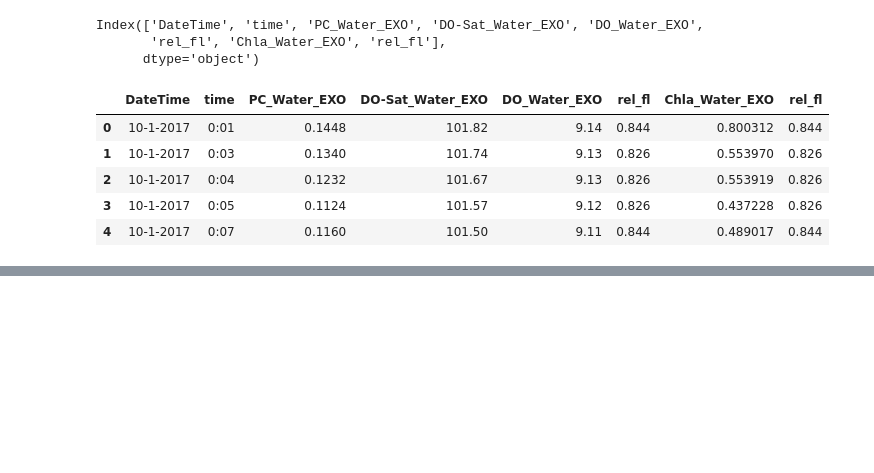
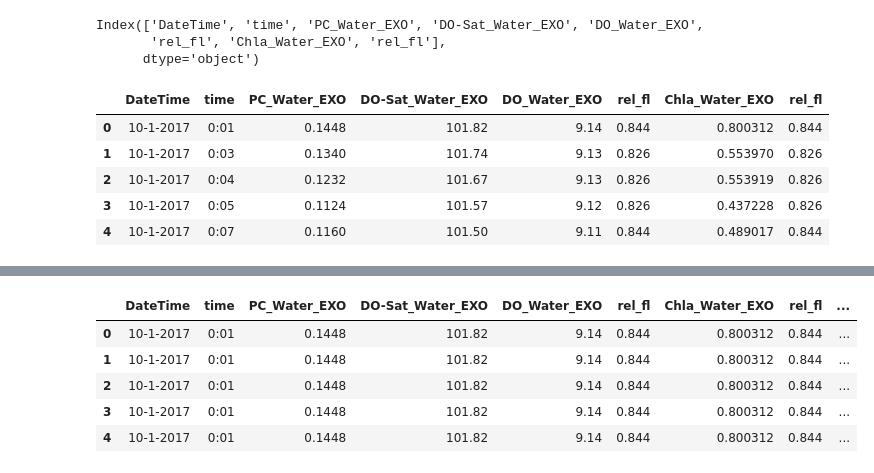
Before and after one commit to anirban-a/JeffersonProject, a Jupyter notebook: EDA/data.forecast.wrangling/vp_data_wrangle_fc.ipynb, the cells around one changed output, grey strips where cells are left out. Cells and saved outputs as stored; diff of their text form; code cells hidden in the pictures; blank space fills up the shorter version.

Commit message:
merged solar data with vp for forecasting

```diff
--- a/EDA/data.forecast.wrangling/vp_data_wrangle_fc.ipynb
+++ b/EDA/data.forecast.wrangling/vp_data_wrangle_fc.ipynb
@@ -253,0 +392,6 @@ vp_df_final.head()
+# %%
+ws = ws.append(ws_19_filtered)
+# %%
+ws['day'] = ws.DateTime.map(get_day)
+ws['month'] = ws.DateTime.map(get_month)
+ws['year'] = ws.DateTime.map(get_year)
@@ -253,0 +407,13 @@ vp_df_final.head()
+# %%
+ws.SolarRad_Air_LiCor = ws.SolarRad_Air_LiCor.astype('float')
+# %%
+vp_ws = vp_df_final.merge(ws, on=['DateTime'], how='left')
+# %%
+vp_ws.head()
+# %% [output]
+|  | DateTime | time | PC_Water_EXO | DO-Sat_Water_EXO | DO_Water_EXO | rel_fl | Chla_Water_EXO | rel_fl | ... |
+| 0 | 10-1-2017 | 0:01 | 0.1448 | 101.82 | 9.14 | 0.844 | 0.800312 | 0.844 | ... |
+| 1 | 10-1-2017 | 0:01 | 0.1448 | 101.82 | 9.14 | 0.844 | 0.800312 | 0.844 | ... |
+| 2 | 10-1-2017 | 0:01 | 0.1448 | 101.82 | 9.14 | 0.844 | 0.800312 | 0.844 | ... |
+| 3 | 10-1-2017 | 0:01 | 0.1448 | 101.82 | 9.14 | 0.844 | 0.800312 | 0.844 | ... |
+| 4 | 10-1-2017 | 0:01 | 0.1448 | 101.82 | 9.14 | 0.844 | 0.800312 | 0.844 | ... |
```
Also changed, not shown: parts of 24 cells of this notebook.
